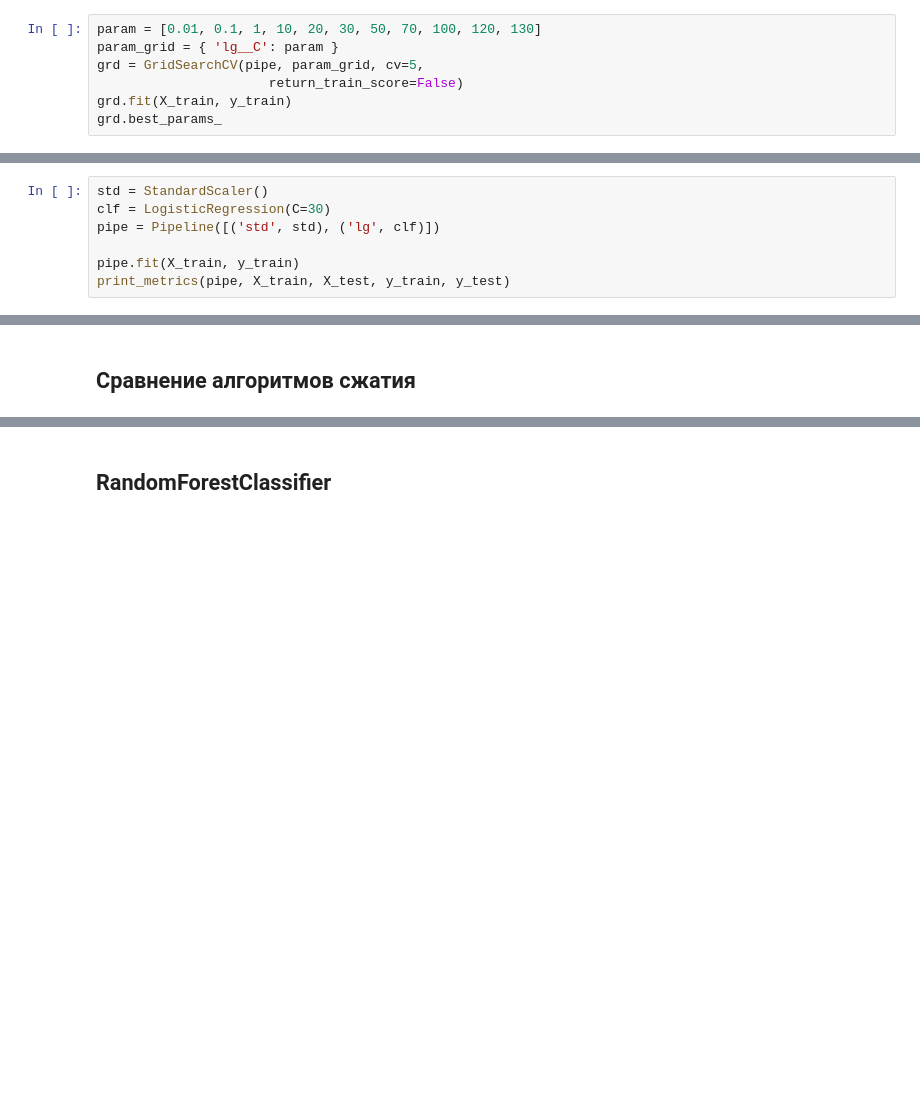
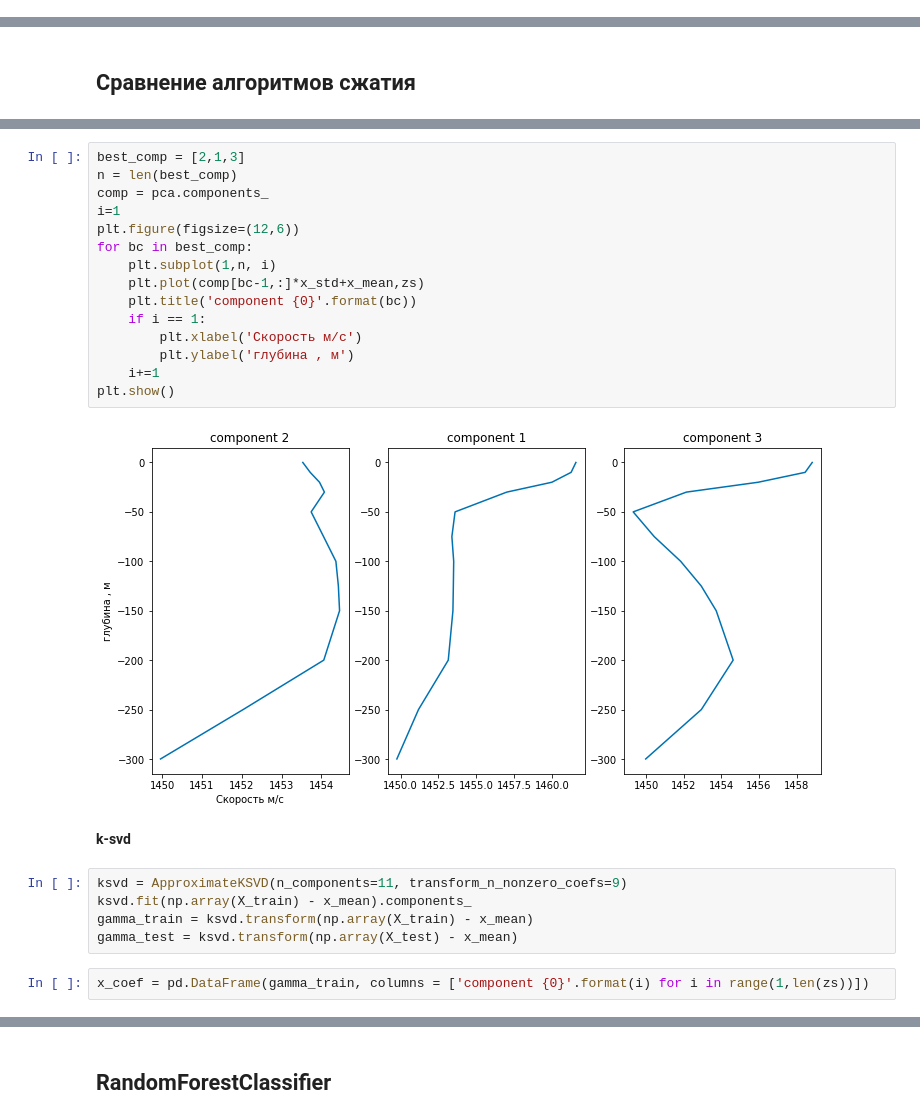
Before and after one commit to WadimZakharov/decompos_SSP, a Jupyter notebook: classif/classification winter summer.ipynb, the cells around one changed output, grey strips where cells are left out. Cells and saved outputs as stored; diff of their text form; blank space fills up the shorter version.

```diff
--- a/classif/classification winter summer.ipynb
+++ b/classif/classification winter summer.ipynb
@@ -156,7 +141,0 @@ pipe = Pipeline([('std', std), ('lg', clf)])
-# %%
-param = [0.01, 0.1, 1, 10, 20, 30, 50, 70, 100, 120, 130]
-param_grid = { 'lg__C': param }
-grd = GridSearchCV(pipe, param_grid, cv=5,
-                      return_train_score=False)
-grd.fit(X_train, y_train)
-grd.best_params_
@@ -176,7 +141,0 @@ plt.show()
-# %%
-std = StandardScaler()
-clf = LogisticRegression(C=30)
-pipe = Pipeline([('std', std), ('lg', clf)])
-
-pipe.fit(X_train, y_train)
-print_metrics(pipe, X_train, X_test, y_train, y_test)
@@ -275,0 +210,26 @@ Use tf.cast instead.
+# %%
+best_comp = [2,1,3]
+n = len(best_comp)
+comp = pca.components_
+i=1
+plt.figure(figsize=(12,6))
+for bc in best_comp:
+    plt.subplot(1,n, i)
+    plt.plot(comp[bc-1,:]*x_std+x_mean,zs)
+    plt.title('component {0}'.format(bc))
+    if i == 1:
+        plt.xlabel('Скорость м/с')
+        plt.ylabel('глубина , м')
+    i+=1
+plt.show()
+# %% [output]
+[figure, added]
+# %% [markdown]
+**k-svd**
+# %%
+ksvd = ApproximateKSVD(n_components=11, transform_n_nonzero_coefs=9)
+ksvd.fit(np.array(X_train) - x_mean).components_
+gamma_train = ksvd.transform(np.array(X_train) - x_mean)
+gamma_test = ksvd.transform(np.array(X_test) - x_mean)
+# %%
+x_coef = pd.DataFrame(gamma_train, columns = ['component {0}'.format(i) for i in range(1,len(zs))])
```
Also changed, not shown: parts of 44 cells of this notebook, 3 other files.
